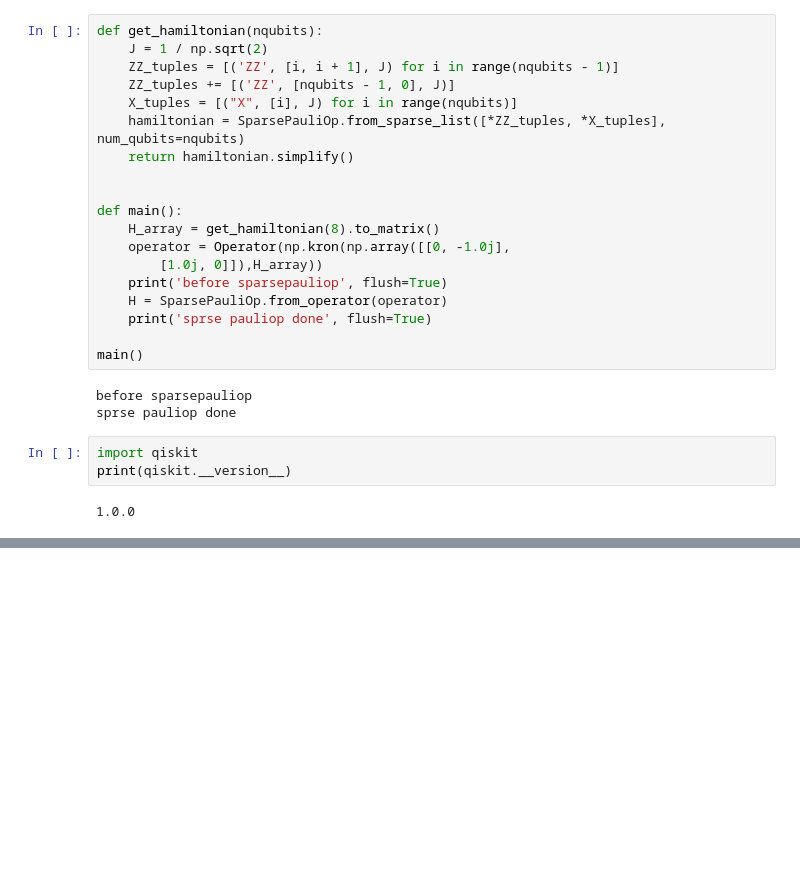
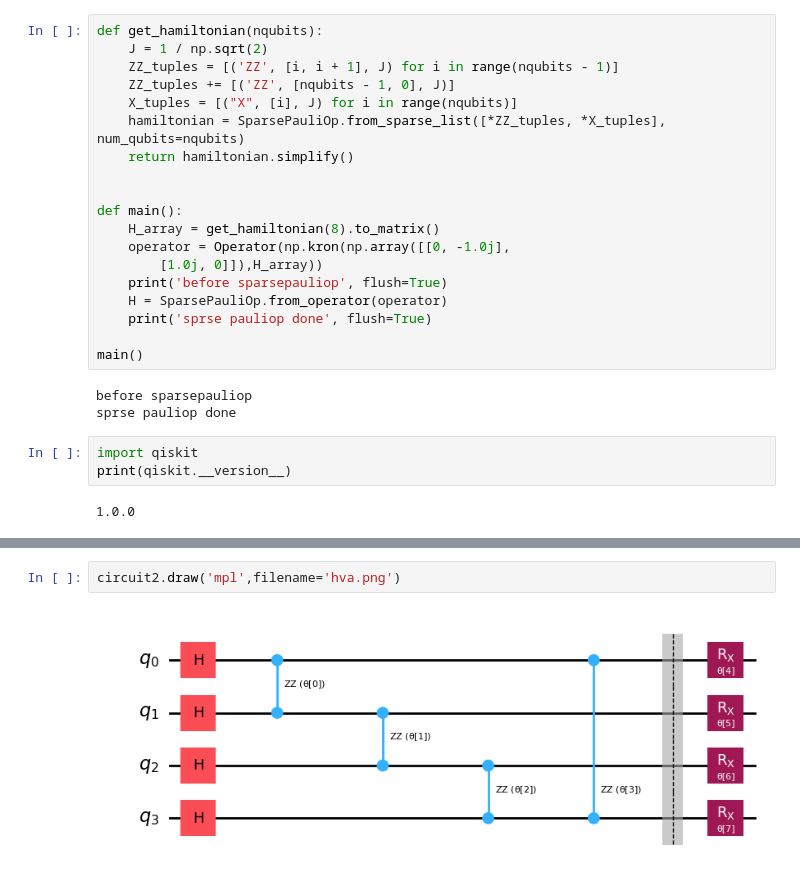
Before and after one commit to schauu/vqe_U, a Jupyter notebook: TrotterQRTE/post-selection with trotter.ipynb, the cells around one changed output, grey strips where cells are left out. Saved outputs shown, nothing was run; the diff lists cells and outputs as text; blank space fills up the shorter version.

```diff
--- a/TrotterQRTE/post-selection with trotter.ipynb
+++ b/TrotterQRTE/post-selection with trotter.ipynb
@@ -668,0 +783,4 @@ print(qiskit.__version__)
+# %%
+circuit2.draw('mpl',filename='hva.png')
+# %% [output]
+[figure, added]
```
Also changed, not shown: parts of 10 cells of this notebook, 23 other files.
